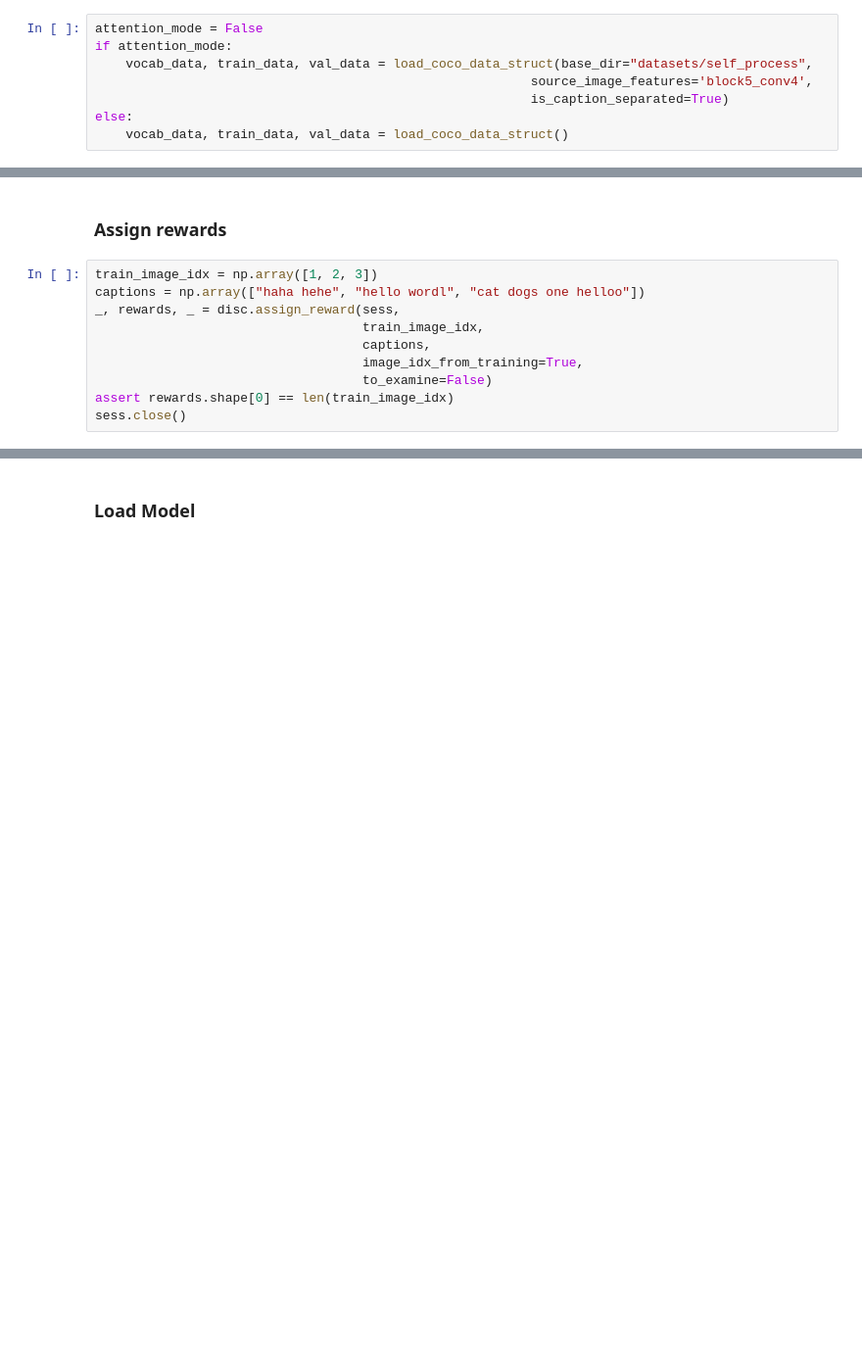
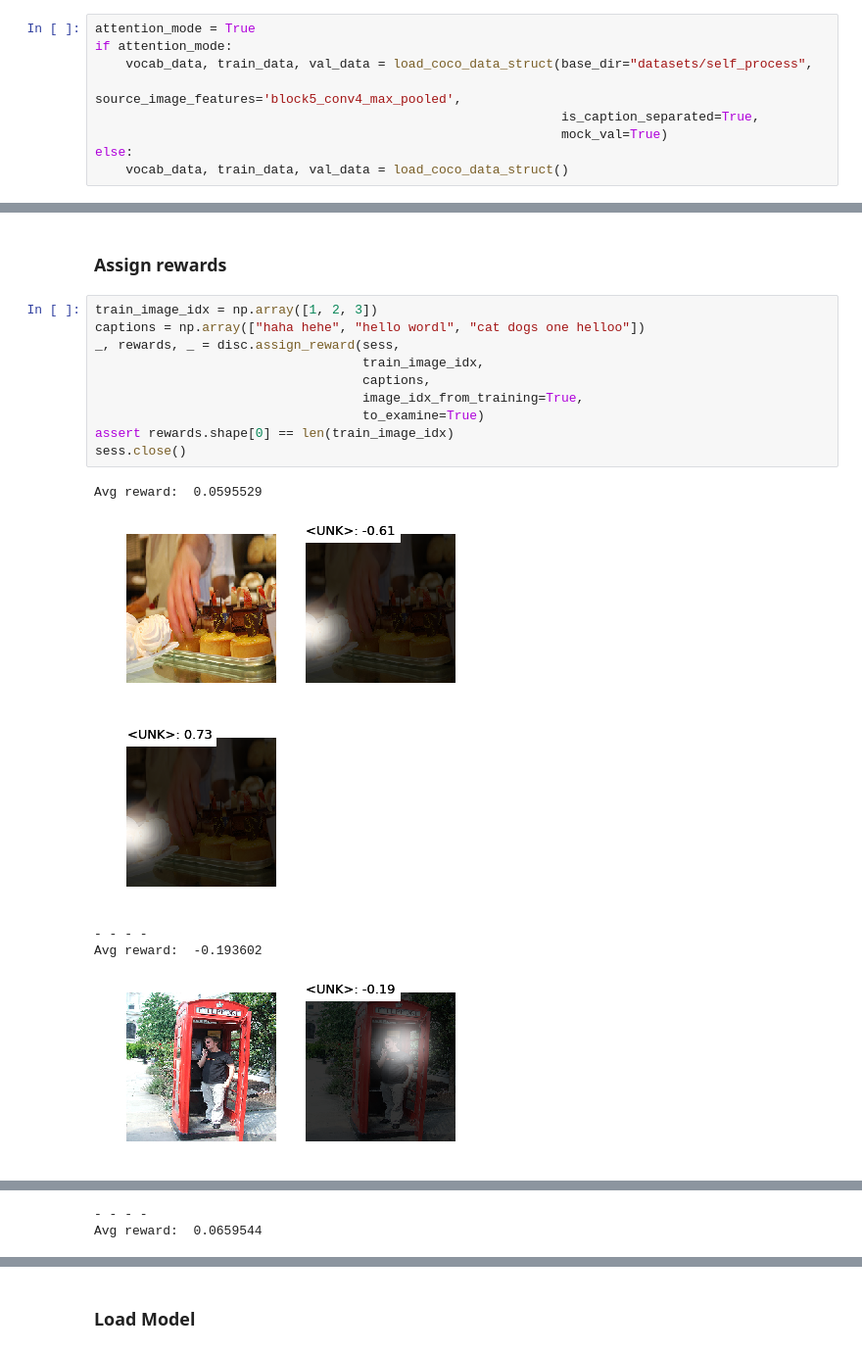
Before and after one commit to vivekraghuram/IRL-captions, a Jupyter notebook: Discriminator.ipynb, the cells around one changed output, grey strips where cells are left out. Shown at 98% size. Saved outputs shown, nothing was run; the diff lists cells and outputs as text; blank space fills up the shorter version.

Commit message:
feat: attention training and visualization

```diff
--- a/Discriminator.ipynb
+++ b/Discriminator.ipynb
@@ -6,11 +8,12 @@ import numpy as np
 # %% [markdown]
 ### Load data
 # %%
-attention_mode = False
+attention_mode = True
 if attention_mode:
     vocab_data, train_data, val_data = load_coco_data_struct(base_dir="datasets/self_process",
-                                                         source_image_features='block5_conv4',
-                                                         is_caption_separated=True)
+                                                             source_image_features='block5_conv4_max_pooled',
+                                                             is_caption_separated=True,
+                                                             mock_val=True)
 else:
     vocab_data, train_data, val_data = load_coco_data_struct()
 # %% [output]
@@ -51,10 +54,17 @@ disc.save_model(sess, model_name=model_name)
 # %%
 train_image_idx = np.array([1, 2, 3])
 captions = np.array(["haha hehe", "hello wordl", "cat dogs one helloo"])
 _, rewards, _ = disc.assign_reward(sess,
                                    train_image_idx,
                                    captions,
                                    image_idx_from_training=True,
-                                   to_examine=False)
+                                   to_examine=True)
 assert rewards.shape[0] == len(train_image_idx)
 sess.close()
+# %% [output]
+Avg reward:  0.0595529
+[figure, added]
+[figure, added]
+- - - -
+Avg reward:  -0.193602
+[figure, added]
@@ -60,0 +72,2 @@ sess.close()
+- - - -
+Avg reward:  0.0659544
```
Also changed, not shown: parts of 5 cells of this notebook, 4 other files.
